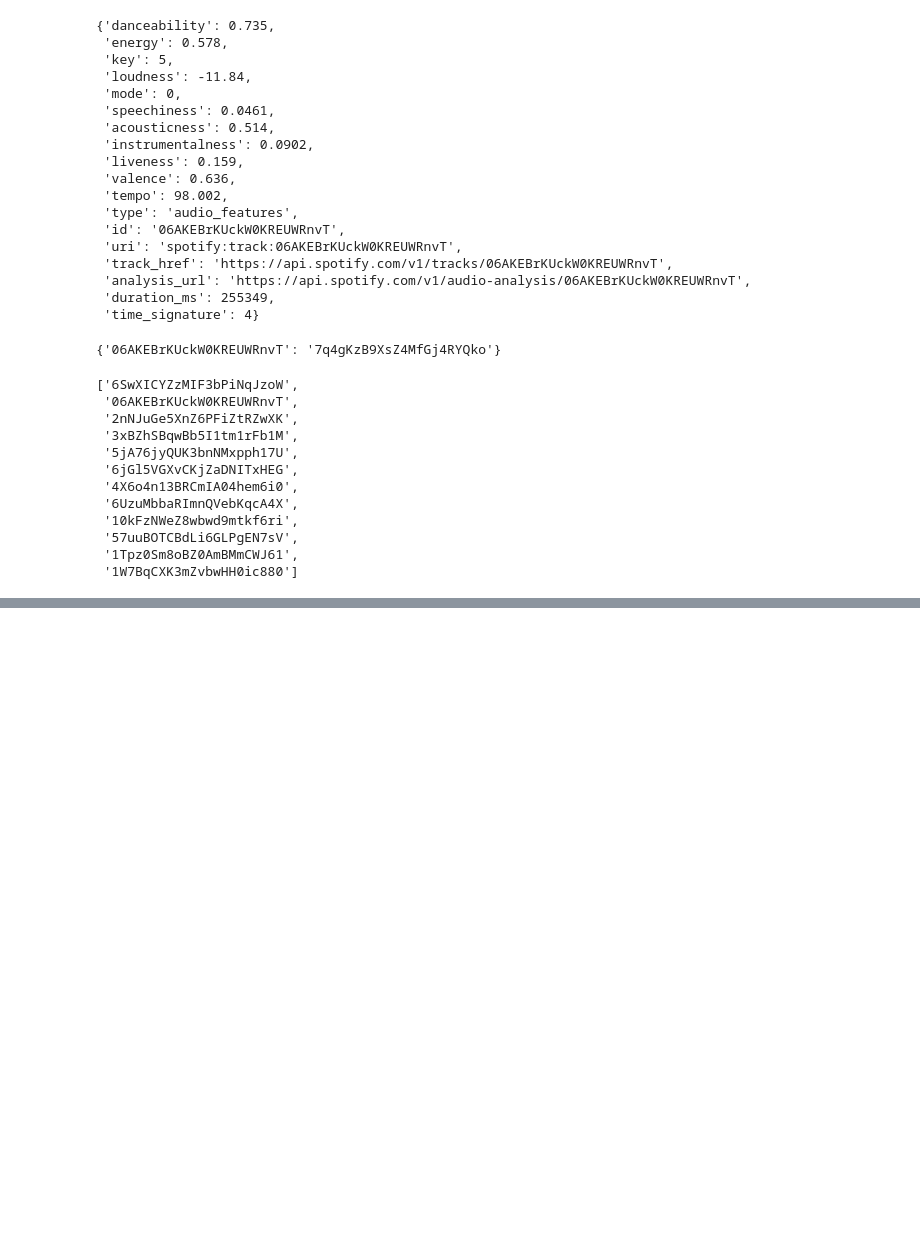
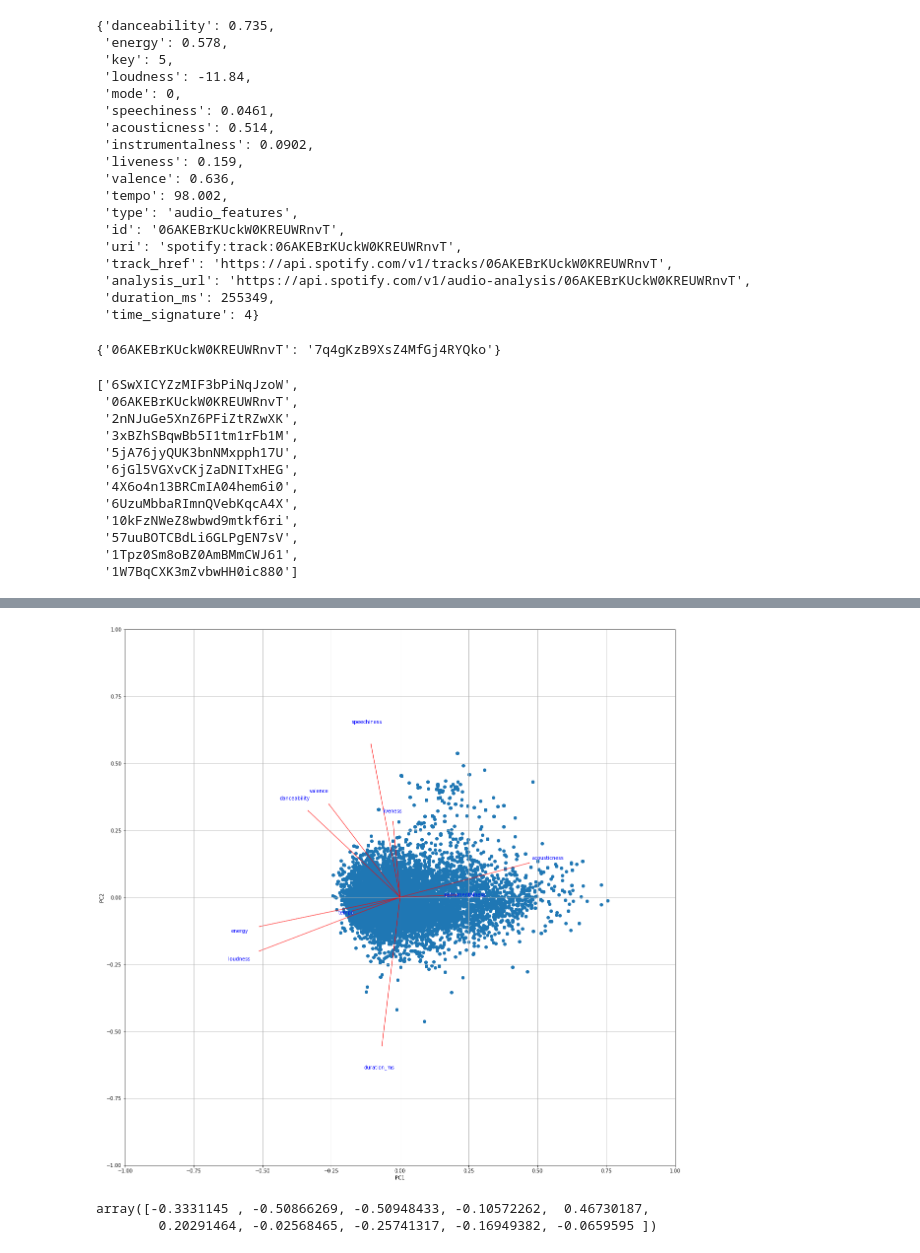
Before and after one commit to pszemkor/SpotiCharts, a Jupyter notebook: Developer API exploration.ipynb, the cells around one changed output, grey strips where cells are left out. Drawn from its saved outputs; the diff is of its cells as text; code cells hidden in the pictures; blank space fills up the shorter version.

```diff
--- a/Developer API exploration.ipynb
+++ b/Developer API exploration.ipynb
@@ -116,0 +262,20 @@ get_tracks_from_album('7q4gKzB9XsZ4MfGj4RYQko')
+# %%
+def plot_vectors(score,coeff,labels=None):
+    xs = score[:,0]
+    ys = score[:,1]
+    n = coeff.shape[0]
+    scalex = 1.0/(xs.max() - xs.min())
+    scaley = 1.0/(ys.max() - ys.min())
+    plt.figure(figsize=(20,20))
+    plt.scatter(xs * scalex,ys * scaley)
+    for i in range(n):
+        plt.arrow(0, 0, coeff[i,0], coeff[i,1],color = 'r',alpha = 0.5)
+        if labels is None:
+            plt.text(coeff[i,0]* 1.15, coeff[i,1] * 1.15, "Var"+str(i+1), color = 'b', ha = 'center', va = 'center')
+        else:
+            plt.text(coeff[i,0]* 1.15, coeff[i,1] * 1.15, labels[i], color = 'b', ha = 'center', va = 'center')
+    plt.xlim(-1,1)
+    plt.ylim(-1,1)
+    plt.xlabel("PC{}".format(1))
+    plt.ylabel("PC{}".format(2))
+    plt.grid()
@@ -116,0 +289,10 @@ get_tracks_from_album('7q4gKzB9XsZ4MfGj4RYQko')
+# %%
+plot_vectors(X_transformed[:,0:2],np.transpose(pca.components_[0:2, :]),labels = attributes)
+plt.show()
+# %% [output]
+[figure, added]
+# %%
+pca.components_[0]
+# %% [output]
+array([-0.3331145 , -0.50866269, -0.50948433, -0.10572262,  0.46730187,
+        0.20291464, -0.02568465, -0.25741317, -0.16949382, -0.0659595 ])
```
Also changed, not shown: parts of 34 cells of this notebook.
